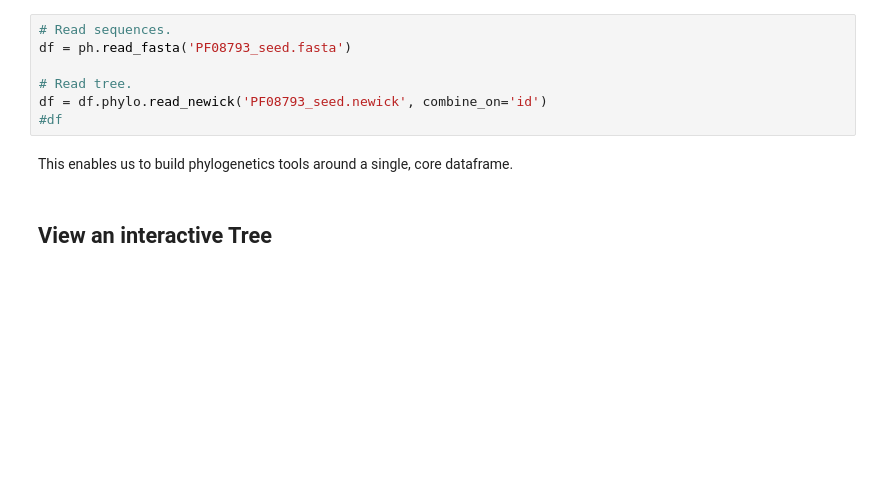
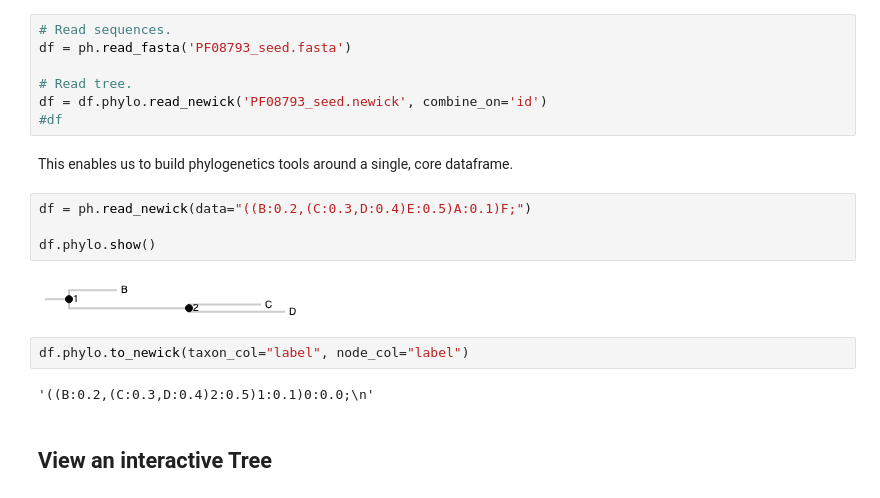
Before and after one commit to Zsailer/phylopandas, a Jupyter notebook: examples/intro-notebook.ipynb, the cells around one changed output. Cells and saved outputs as stored; diff of their text form; blank space fills up the shorter version.

```diff
--- a/examples/intro-notebook.ipynb
+++ b/examples/intro-notebook.ipynb
@@ -162,6 +237,16 @@ df = df.phylo.read_newick('PF08793_seed.newick', combine_on='id')
 #df
 # %% [markdown]
 This enables us to build phylogenetics tools around a single, core dataframe.
+# %%
+df = ph.read_newick(data="((B:0.2,(C:0.3,D:0.4)E:0.5)A:0.1)F;")
+
+df.phylo.show()
+# %% [output]
+[figure, added]
+# %%
+df.phylo.to_newick(taxon_col="label", node_col="label")
+# %% [output]
+'((B:0.2,(C:0.3,D:0.4)2:0.5)1:0.1)0:0.0;\n'
 # %% [markdown]
 ## View an interactive Tree
 # %% [markdown]
```
Also changed, not shown: parts of 5 cells of this notebook, 2 other files.
